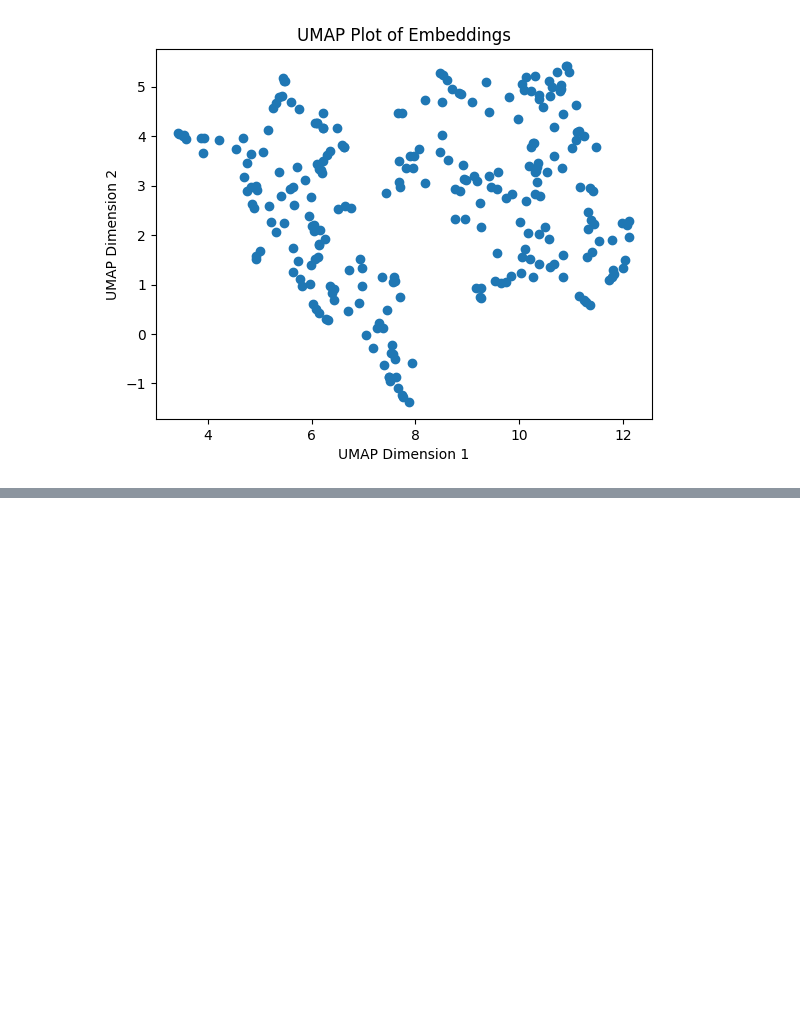
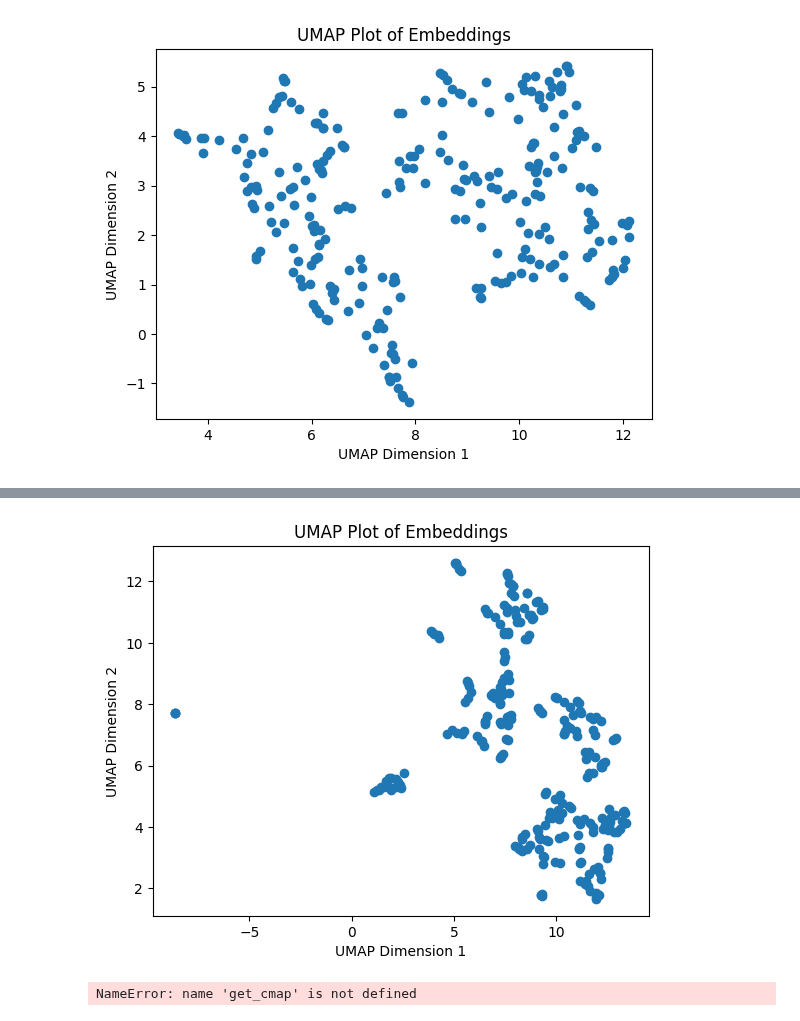
Before and after one commit to AlexandreAdam/Ai4phys_astroai_papers, a Jupyter notebook: simple_embeding.ipynb, the cells around one changed output, grey strips where cells are left out. Cells and saved outputs as stored; diff of their text form; code cells hidden in the pictures; blank space fills up the shorter version.

```diff
--- a/simple_embeding.ipynb
+++ b/simple_embeding.ipynb
@@ -78,0 +99,41 @@ UnsupportedOperation: read
+# %%
+# Create UMAP model and fit_transform the embeddings
+umap_model = umap.UMAP(n_neighbors=3, min_dist=0.1, n_components=2)
+umap_embeddings = umap_model.fit_transform(embeddings)
+
+# Plot the UMAP embeddings
+plt.scatter(umap_embeddings[:, 0], umap_embeddings[:, 1])
+plt.title("UMAP Plot of Embeddings")
+plt.xlabel("UMAP Dimension 1")
+plt.ylabel("UMAP Dimension 2")
+plt.show()
+
+min_cluster_size = 5  # Adjust the minimum cluster size based on your data
+clusterer = hdbscan.HDBSCAN(min_cluster_size=min_cluster_size)
+cluster_labels = clusterer.fit_predict(umap_embeddings)
+
+# Get the number of unique clusters
+num_clusters = len(set(cluster_labels))
+
+from matplotlib.cm import get_cmap
+from matplotlib.colors import to_rgba
+
+# Create a variable-length colormap
+cmap = get_cmap('tab10', num_clusters)
+
+# Plot the UMAP embeddings with cluster information
+plt.scatter(umap_embeddings[:, 0], umap_embeddings[:, 1], c=cluster_labels, cmap=cmap)
+plt.title("UMAP Plot with HDBSCAN Clusters")
+plt.xlabel("UMAP Dimension 1")
+plt.ylabel("UMAP Dimension 2")
+
+# Add legend dynamically
+legend_labels = list(set(cluster_labels))
+legend_handles = [plt.Line2D([0], [0], marker='o', color='w', markerfacecolor=cmap(to_rgba(label)), markersize=10) for label in legend_labels]
+plt.legend(legend_handles, [f'Cluster {label}' for label in legend_labels], title="Clusters", loc="upper right")
+
+
+plt.show()
+# %% [output]
+[figure, added]
+NameError: name 'get_cmap' is not defined
```
Also changed, not shown: parts of 3 cells of this notebook.
